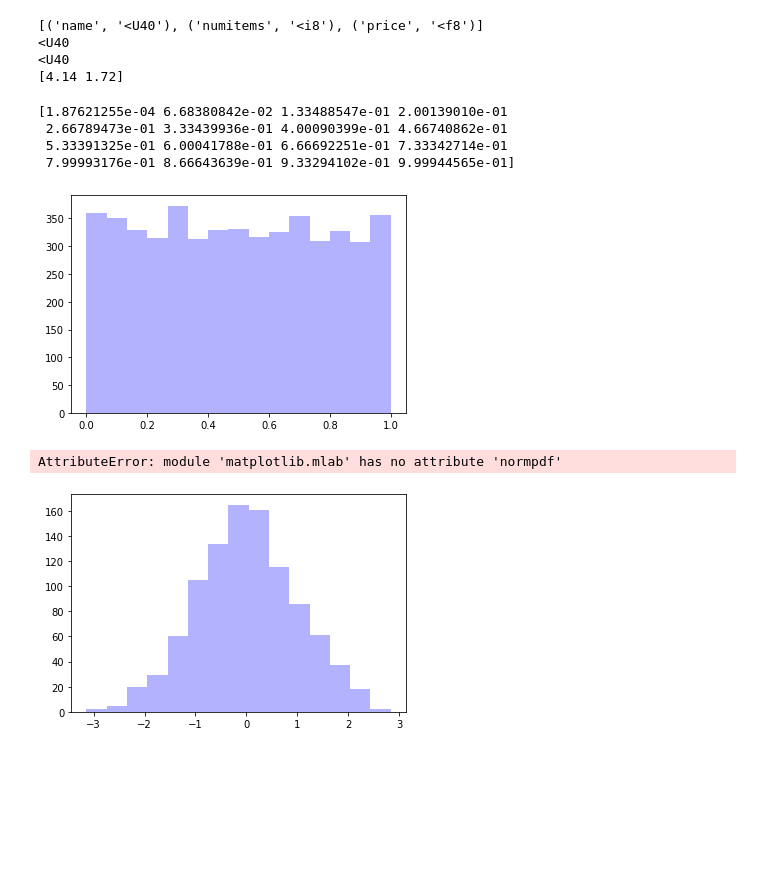
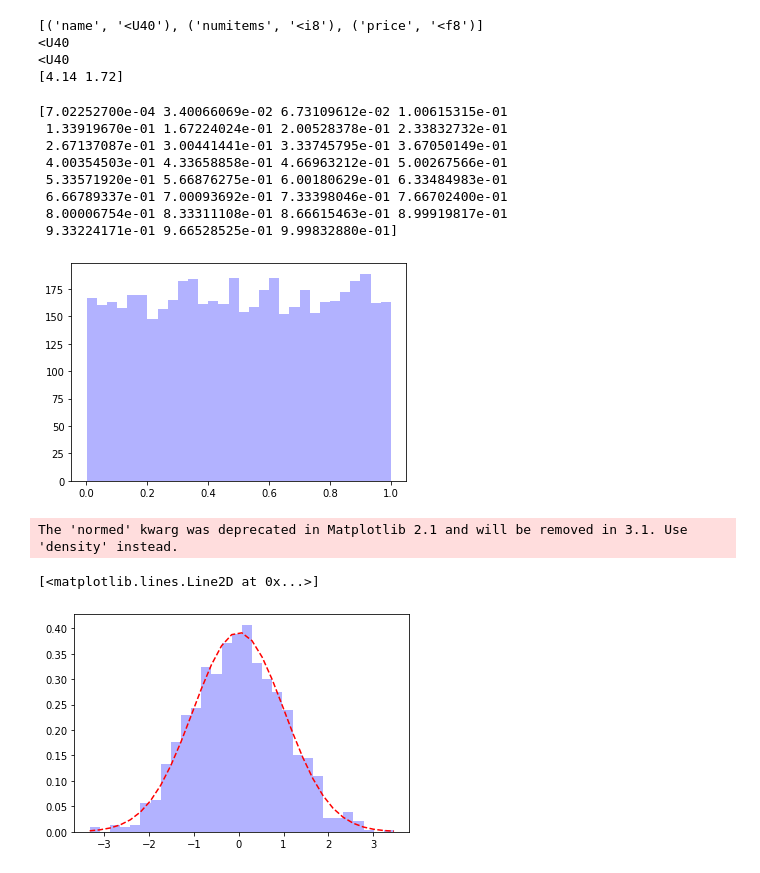
Before and after one commit to chenfangstudy/data_analysis, a Jupyter notebook: chapter_2/01-任务程序/code/chapter_2.1.ipynb, the cells around one changed output. Cells and saved outputs as stored; diff of their text form; code cells hidden in the pictures; blank space fills up the shorter version.

```diff
--- a/chapter_2/01-任务程序/code/chapter_2.1.ipynb
+++ b/chapter_2/01-任务程序/code/chapter_2.1.ipynb
@@ -111,7 +118,7 @@ print(itemz["price"])
 [4.14 1.72]
 # %%
 #print(np.random.random(10))
-num_bins = 15 #直方图柱子的数量
+num_bins = 30 #直方图柱子的数量
 
 x = np.random.rand(5000)
 
@@ -120,18 +127,24 @@ x = np.random.rand(5000)
 n, bins, patches = plt.hist(x, num_bins, facecolor='blue', alpha=0.3)
 print(bins)
 # %% [output]
-[1.87621255e-04 6.68380842e-02 1.33488547e-01 2.00139010e-01
- 2.66789473e-01 3.33439936e-01 4.00090399e-01 4.66740862e-01
- 5.33391325e-01 6.00041788e-01 6.66692251e-01 7.33342714e-01
- 7.99993176e-01 8.66643639e-01 9.33294102e-01 9.99944565e-01]
+[7.02252700e-04 3.40066069e-02 6.73109612e-02 1.00615315e-01
+ 1.33919670e-01 1.67224024e-01 2.00528378e-01 2.33832732e-01
+ 2.67137087e-01 3.00441441e-01 3.33745795e-01 3.67050149e-01
+ 4.00354503e-01 4.33658858e-01 4.66963212e-01 5.00267566e-01
+ 5.33571920e-01 5.66876275e-01 6.00180629e-01 6.33484983e-01
+ 6.66789337e-01 7.00093692e-01 7.33398046e-01 7.66702400e-01
+ 8.00006754e-01 8.33311108e-01 8.66615463e-01 8.99919817e-01
+ 9.33224171e-01 9.66528525e-01 9.99832880e-01]
-[figure, old version]
+[figure, new version]
 # %%
 x = np.random.randn(1000)
-n, bins, patches = plt.hist(x, num_bins, facecolor='blue', alpha=0.3)
+n, bins, patches = plt.hist(x, num_bins, normed=1, facecolor='blue', alpha=0.3)
 mu = np.mean(x)
 sigma = np.std(x)
-y = mlab.normpdf(bins, mu, sigma)#拟合一条最佳正态分布曲线y
+
+y = norm.pdf(bins, mu, sigma)#拟合一条最佳正态分布曲线y
 plt.plot(bins, y, 'r--')
 # %% [output]
-AttributeError: module 'matplotlib.mlab' has no attribute 'normpdf'
+The 'normed' kwarg was deprecated in Matplotlib 2.1 and will be removed in 3.1. Use 'density' instead.
+[<matplotlib.lines.Line2D at 0x...>]
-[figure, old version]
+[figure, new version]
```
Also changed, not shown: parts of 8 cells of this notebook.
